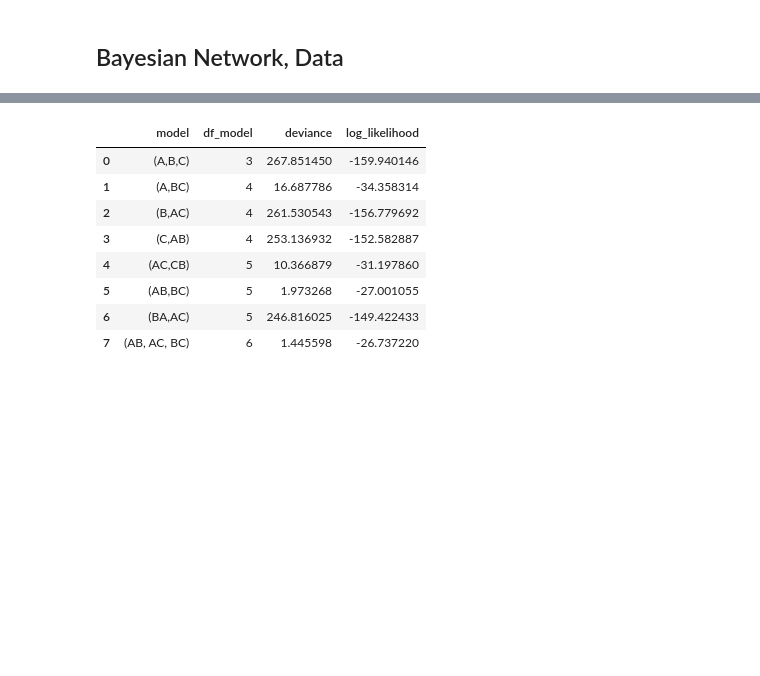
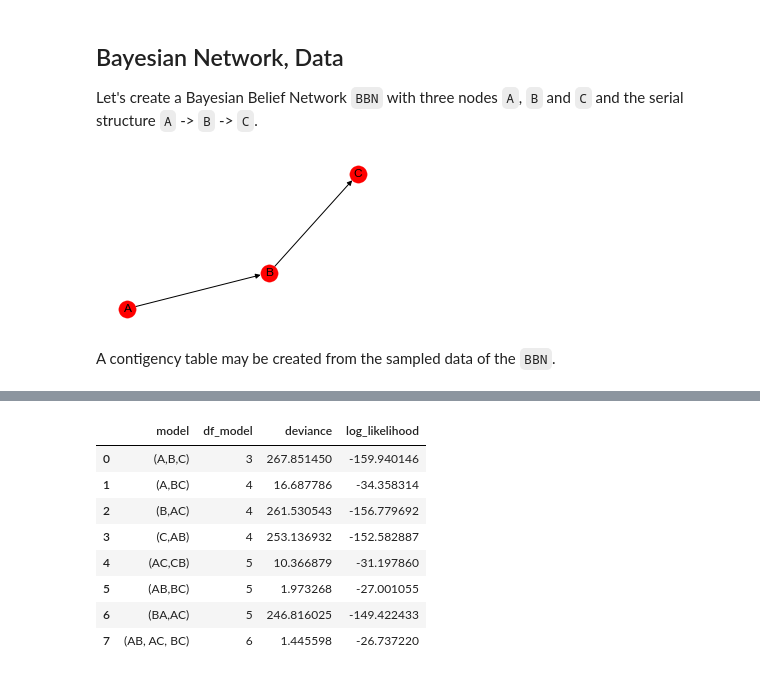
Before and after one commit to oneoffcoder/books, a Jupyter notebook: sphinx/datascience/source/log-linear-graphical.ipynb, the cells around one changed output, grey strips where cells are left out. Drawn from its saved outputs; the diff is of its cells as text; code cells hidden in the pictures; blank space fills up the shorter version.

```diff
--- a/sphinx/datascience/source/log-linear-graphical.ipynb
+++ b/sphinx/datascience/source/log-linear-graphical.ipynb
@@ -3,28 +177,38 @@
 # %% [markdown]
 ## Bayesian Network, Data
+
+Let's create a Bayesian Belief Network `BBN` with three nodes `A`, `B` and `C` and the serial structure `A` -> `B` -> `C`.
 # %%
 from pybbn.graph.dag import Bbn
 from pybbn.graph.edge import Edge, EdgeType
 from pybbn.graph.node import BbnNode
 from pybbn.graph.variable import Variable
-from pybbn.sampling.sampling import LogicSampler
-import pandas as pd
+from pybbn.generator.bbngenerator import convert_for_drawing
 
 a = BbnNode(Variable(0, 'a', ['on', 'off']), [0.5, 0.5])
 b = BbnNode(Variable(1, 'b', ['on', 'off']), [0.5, 0.5, 0.4, 0.6])
 c = BbnNode(Variable(2, 'c', ['on', 'off']), [0.7, 0.3, 0.2, 0.8])
 
 bbn = Bbn() \
     .add_node(a) \
     .add_node(b) \
     .add_node(c) \
     .add_edge(Edge(a, b, EdgeType.DIRECTED)) \
     .add_edge(Edge(b, c, EdgeType.DIRECTED))
 
-sampler = LogicSampler(bbn)
-df = pd.DataFrame(sampler.get_samples(n_samples=1_000, seed=37)) \
-    .rename(columns={0: 'a', 1: 'b', 2: 'c'}) \
-    .assign(n=1) \
-    .groupby(['a', 'b', 'c']) \
-    .agg('sum') \
-    .reset_index()
+g = convert_for_drawing(bbn)
+
+fig, ax = plt.subplots(figsize=(5, 3))
+
+nx.draw(**{
+    'G': g,
+    'ax': ax,
+    'pos': nx.spiral_layout(g),
+    'with_labels': True,
+    'labels': {0: 'A', 1: 'B', 2: 'C'},
+    'node_color': 'r'
+})
+# %% [output]
+[figure, added]
+# %% [markdown]
+A contigency table may be created from the sampled data of the `BBN`.
```
Also changed, not shown: parts of 23 cells of this notebook, 1 other file.
